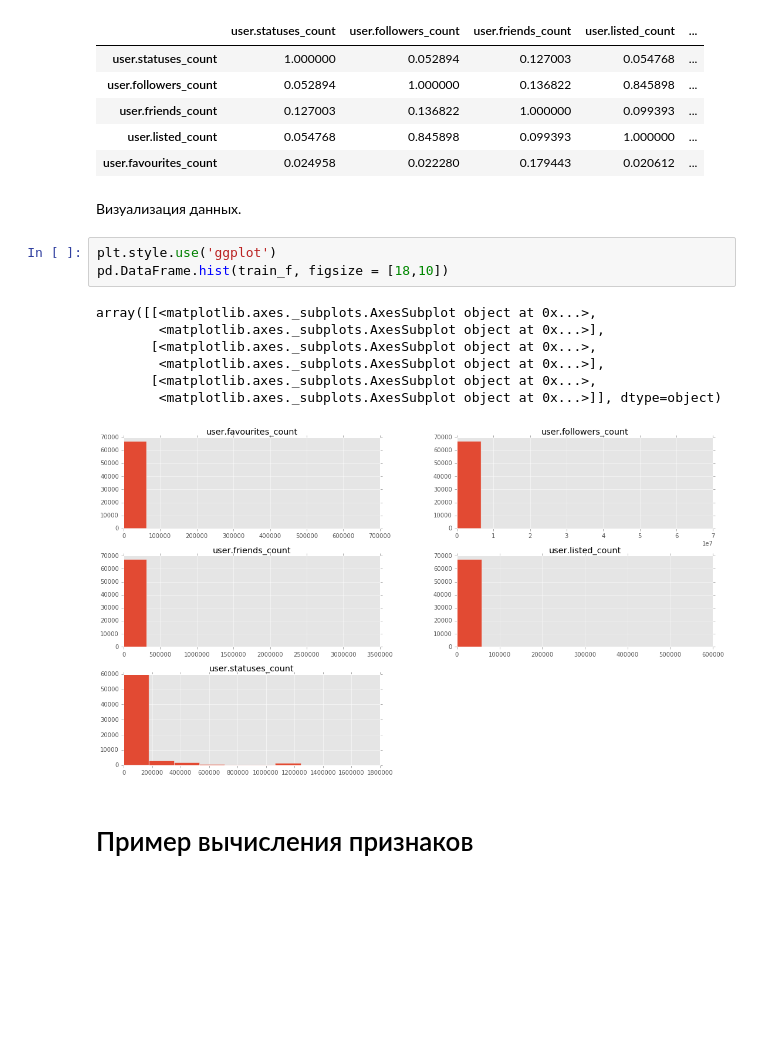
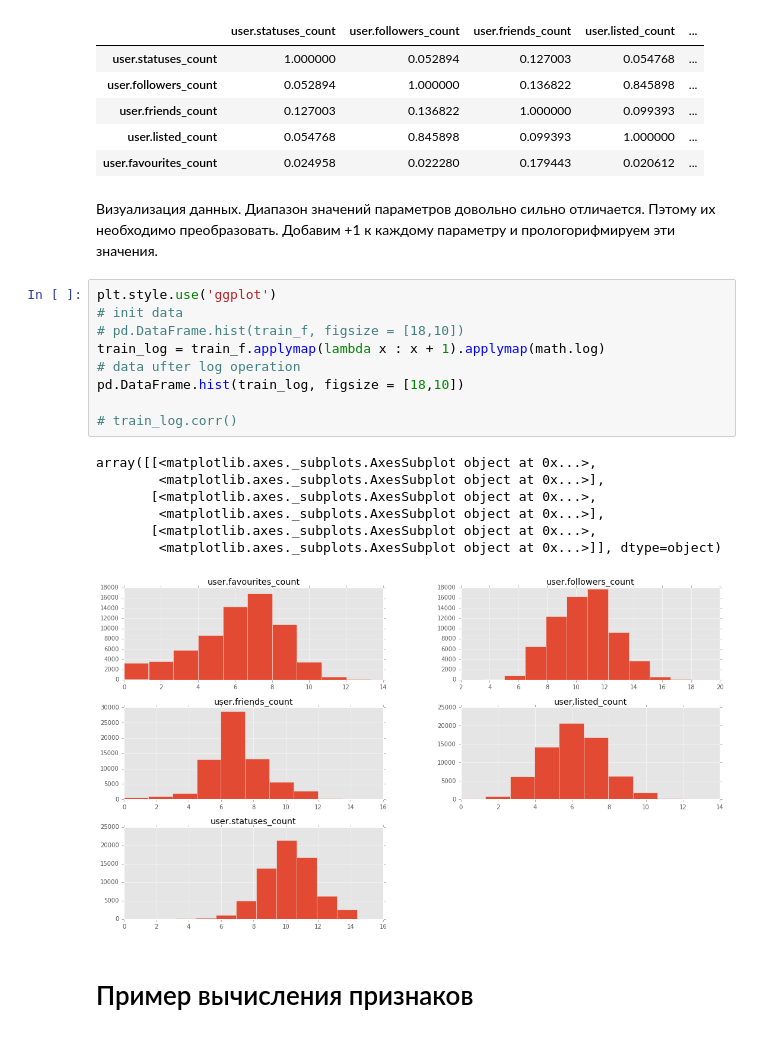
Before and after one commit to Evgeneus/InData-Labs-Contest, a Jupyter notebook: star_mission.ipynb, the cells around one changed output. Saved outputs shown, nothing was run; the diff lists cells and outputs as text; blank space fills up the shorter version.

Commit message:
feature/preprocess data

```diff
--- a/star_mission.ipynb
+++ b/star_mission.ipynb
@@ -64,19 +64,26 @@ train_f.corr()
 | user.friends_count | 0.127003 | 0.136822 | 1.000000 | 0.099393 | ... |
 | user.listed_count | 0.054768 | 0.845898 | 0.099393 | 1.000000 | ... |
 | user.favourites_count | 0.024958 | 0.022280 | 0.179443 | 0.020612 | ... |
-# %% [markdown]
-Визуализация данных.
+# %% [markdown]
+Визуализация данных.
+Диапазон значений параметров довольно сильно отличается. Пэтому их необходимо преобразовать. Добавим +1 к каждому параметру и прологорифмируем эти значения.
 # %%
 plt.style.use('ggplot')
-pd.DataFrame.hist(train_f, figsize = [18,10])
+# init data
+# pd.DataFrame.hist(train_f, figsize = [18,10])
+train_log = train_f.applymap(lambda x : x + 1).applymap(math.log)
+# data ufter log operation
+pd.DataFrame.hist(train_log, figsize = [18,10])
+
+# train_log.corr()
 # %% [output]
 array([[<matplotlib.axes._subplots.AxesSubplot object at 0x...>,
         <matplotlib.axes._subplots.AxesSubplot object at 0x...>],
        [<matplotlib.axes._subplots.AxesSubplot object at 0x...>,
         <matplotlib.axes._subplots.AxesSubplot object at 0x...>],
        [<matplotlib.axes._subplots.AxesSubplot object at 0x...>,
         <matplotlib.axes._subplots.AxesSubplot object at 0x...>]], dtype=object)
-[figure, old version]
+[figure, new version]
 # %% [markdown]
 # Пример вычисления признаков
 # %%
```
Also changed, not shown: parts of 1 cell of this notebook.
